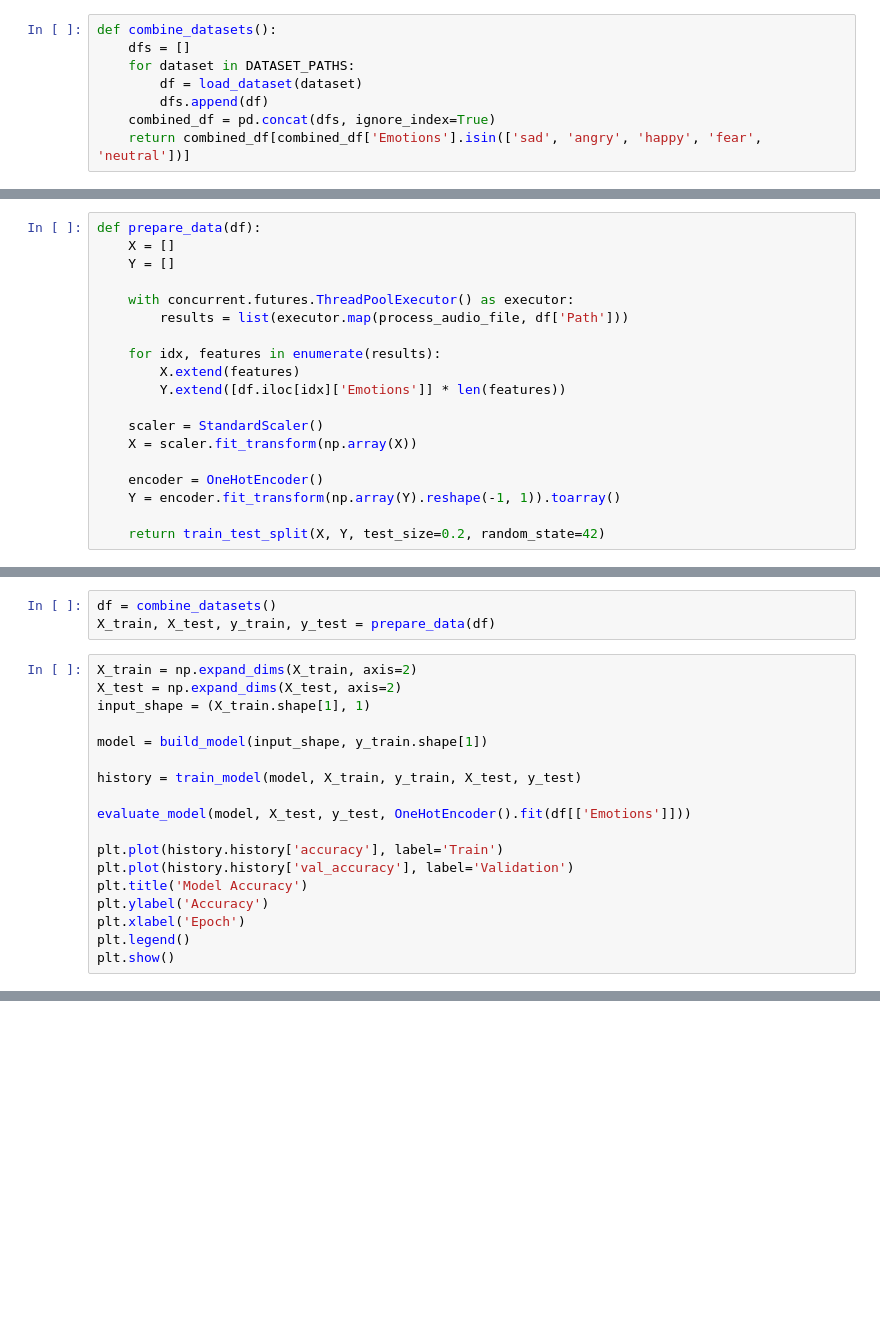
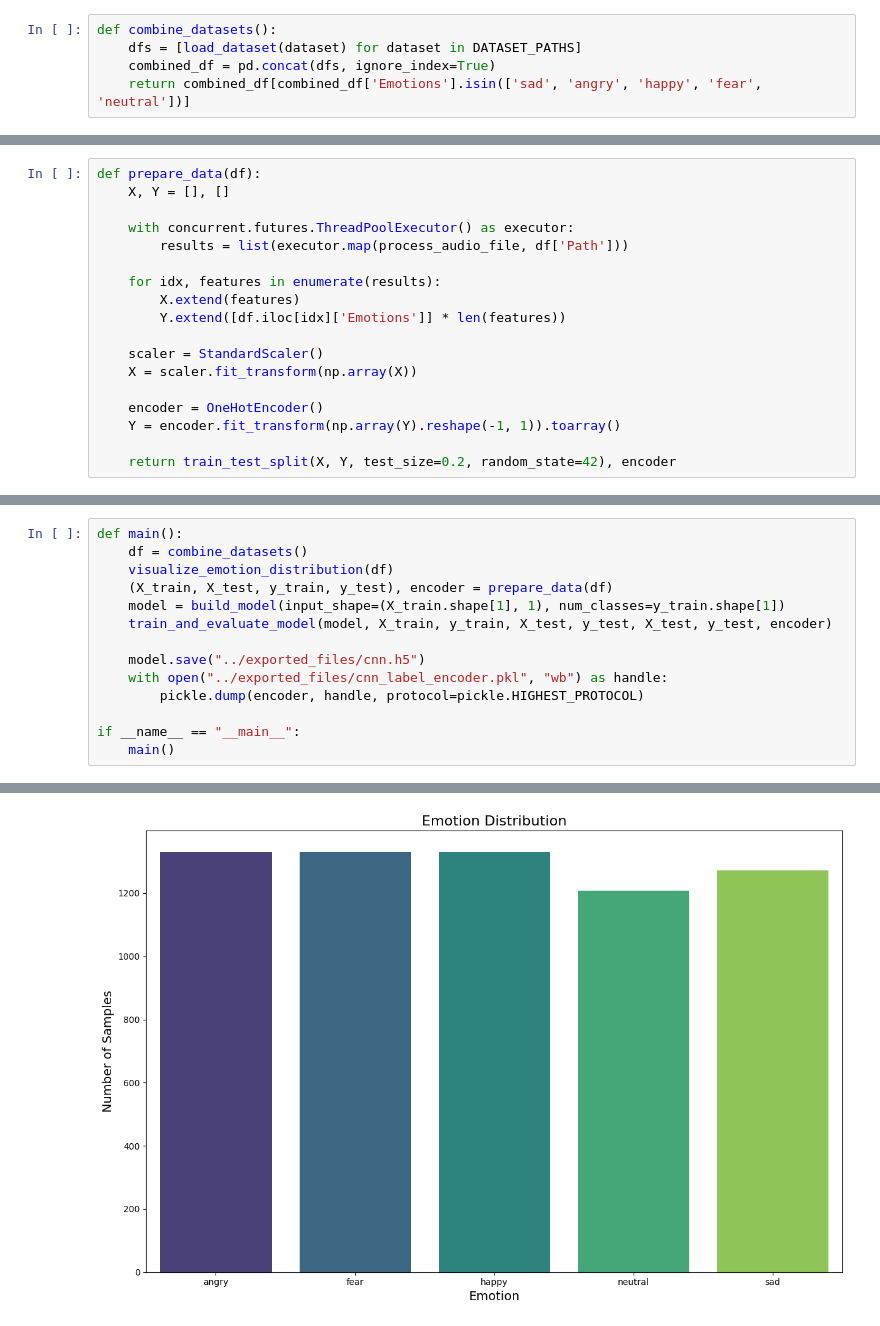
Before and after one commit to imposterjump/grad, a Jupyter notebook: models/audio/models/cnn.ipynb, the cells around one changed output, grey strips where cells are left out. Saved outputs shown, nothing was run; the diff lists cells and outputs as text; blank space fills up the shorter version.

```diff
--- a/models/audio/models/cnn.ipynb
+++ b/models/audio/models/cnn.ipynb
@@ -98,9 +72,6 @@ def load_dataset(dataset_name):
     return pd.DataFrame({'Emotions': file_emotion, 'Path': file_path})
 # %%
 def combine_datasets():
-    dfs = []
-    for dataset in DATASET_PATHS:
-        df = load_dataset(dataset)
-        dfs.append(df)
+    dfs = [load_dataset(dataset) for dataset in DATASET_PATHS]
     combined_df = pd.concat(dfs, ignore_index=True)
     return combined_df[combined_df['Emotions'].isin(['sad', 'angry', 'happy', 'fear', 'neutral'])]
@@ -140,8 +110,7 @@ def process_audio_file(file_path):
     return features
 # %%
 def prepare_data(df):
-    X = []
-    Y = []
+    X, Y = [], []
 
     with concurrent.futures.ThreadPoolExecutor() as executor:
         results = list(executor.map(process_audio_file, df['Path']))
@@ -156,7 +125,7 @@ def prepare_data(df):
     encoder = OneHotEncoder()
     Y = encoder.fit_transform(np.array(Y).reshape(-1, 1)).toarray()
 
-    return train_test_split(X, Y, test_size=0.2, random_state=42)
+    return train_test_split(X, Y, test_size=0.2, random_state=42), encoder
 # %%
 def build_model(input_shape, num_classes):
     model = Sequential([
@@ -209,21 +149,0 @@ def evaluate_model(model, X_test, y_test, encoder):
-# %%
-df = combine_datasets()
-X_train, X_test, y_train, y_test = prepare_data(df)
-# %%
-X_train = np.expand_dims(X_train, axis=2)
-X_test = np.expand_dims(X_test, axis=2)
-input_shape = (X_train.shape[1], 1)
-
-model = build_model(input_shape, y_train.shape[1])
-
-history = train_model(model, X_train, y_train, X_test, y_test)
-
-evaluate_model(model, X_test, y_test, OneHotEncoder().fit(df[['Emotions']]))
-
-plt.plot(history.history['accuracy'], label='Train')
-plt.plot(history.history['val_accuracy'], label='Validation')
-plt.title('Model Accuracy')
-plt.ylabel('Accuracy')
-plt.xlabel('Epoch')
-plt.legend()
-plt.show()
@@ -249,0 +190,15 @@ weighted avg       0.77      0.77      0.77      7468
+# %%
+def main():
+    df = combine_datasets()
+    visualize_emotion_distribution(df)
+    (X_train, X_test, y_train, y_test), encoder = prepare_data(df)
+    model = build_model(input_shape=(X_train.shape[1], 1), num_classes=y_train.shape[1])
+    train_and_evaluate_model(model, X_train, y_train, X_test, y_test, X_test, y_test, encoder)
+
+    model.save("../exported_files/cnn.h5")
+    with open("../exported_files/cnn_label_encoder.pkl", "wb") as handle:
+        pickle.dump(encoder, handle, protocol=pickle.HIGHEST_PROTOCOL)
+
+if __name__ == "__main__":
+    main()
+# %% [output]
@@ -249,0 +208 @@ weighted avg       0.77      0.77      0.77      7468
+[figure, added]
```
Also changed, not shown: parts of 13 cells of this notebook, 9 other files.
